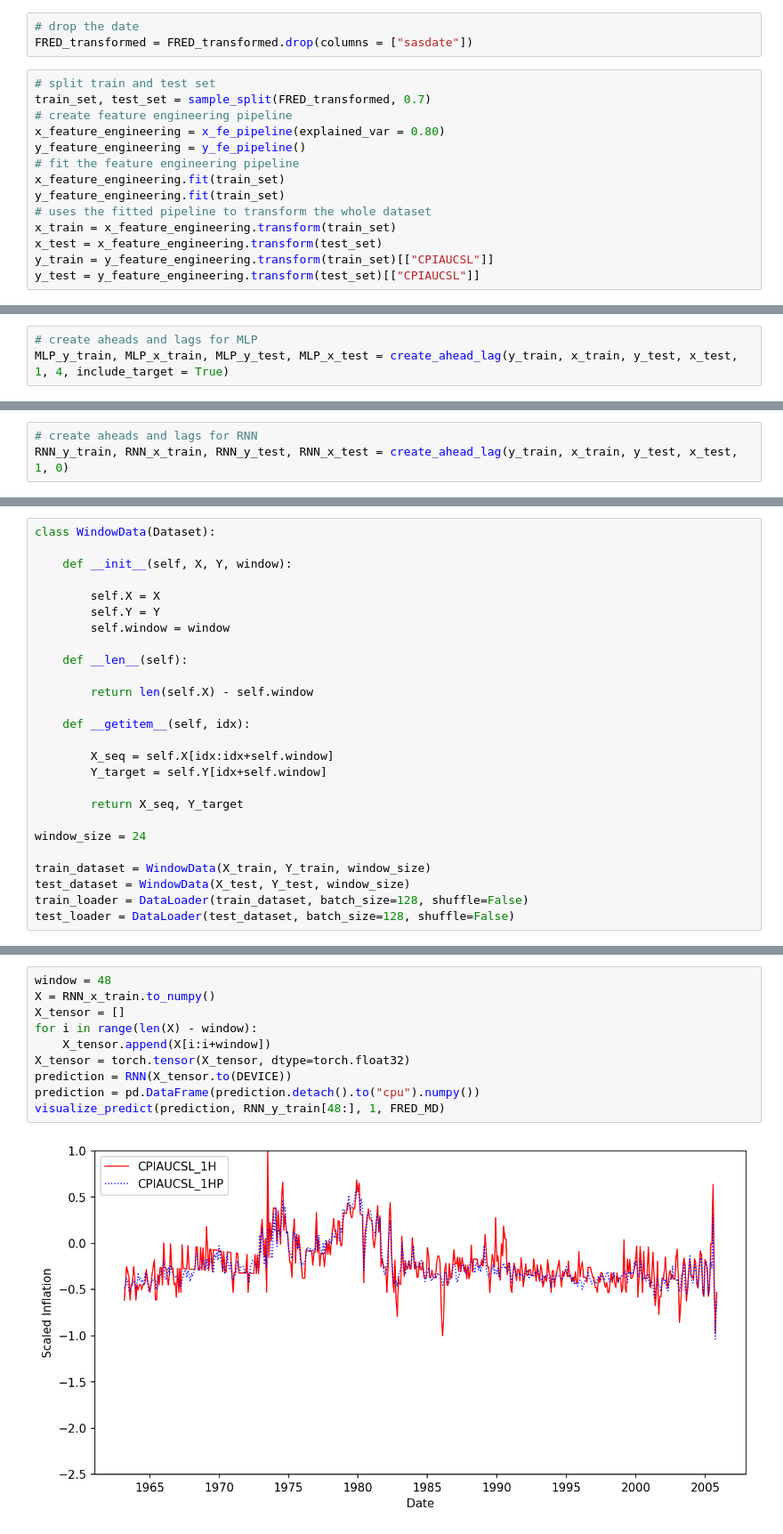
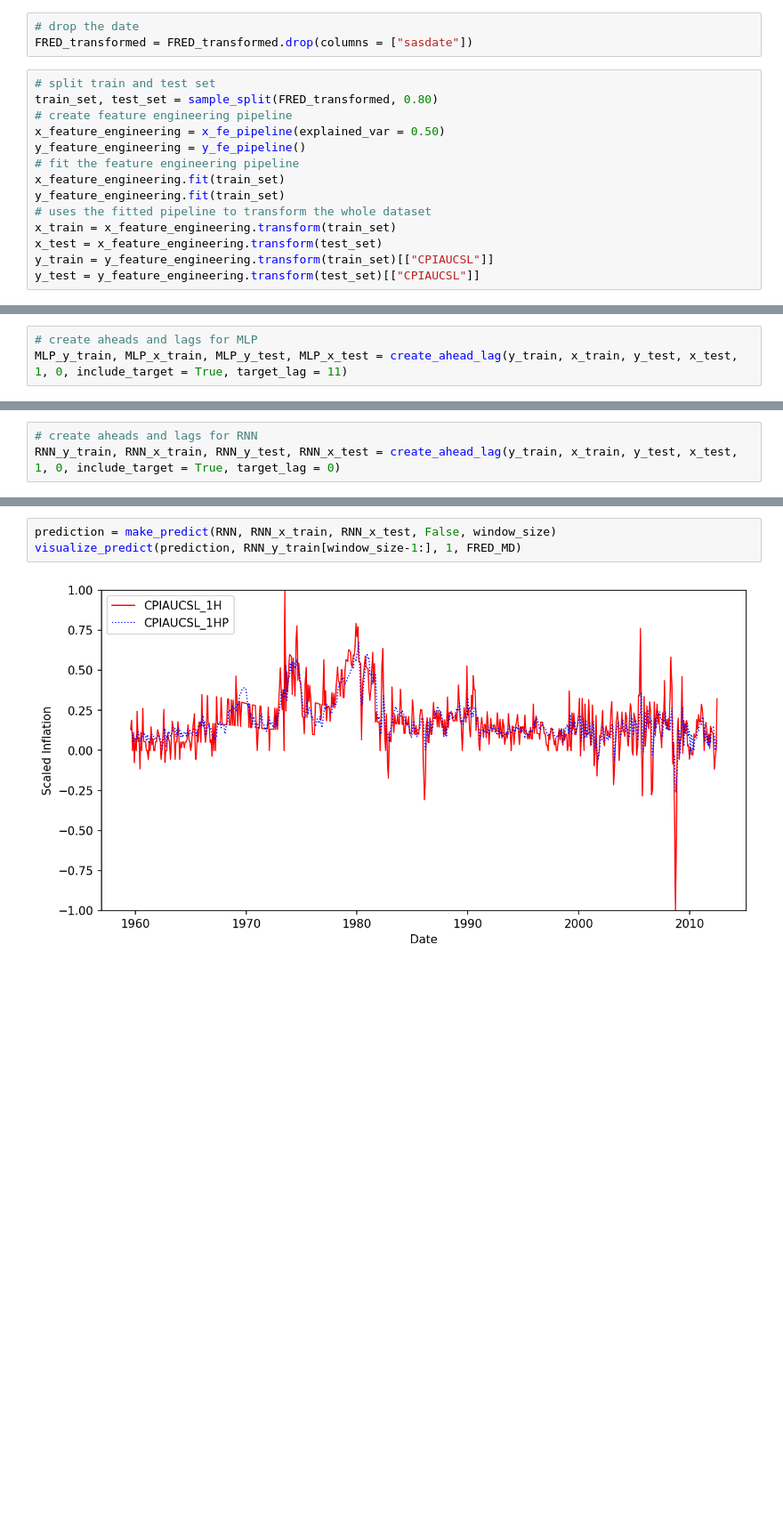
Before and after one commit to martinyuhaohuo/d200_project, a Jupyter notebook: scripts/EDA.ipynb, the cells around one changed output, grey strips where cells are left out. Shown at 89% size. Cells and saved outputs as stored; diff of their text form; blank space fills up the shorter version.

```diff
--- a/scripts/EDA.ipynb
+++ b/scripts/EDA.ipynb
@@ -79,9 +85,9 @@ visualize_series(FRED_transformed, ["CPIAUCSL", "PCEPI"], "Monthly Inflation", -
 FRED_transformed = FRED_transformed.drop(columns = ["sasdate"])
 # %%
 # split train and test set
-train_set, test_set = sample_split(FRED_transformed, 0.7)
+train_set, test_set = sample_split(FRED_transformed, 0.80)
 # create feature engineering pipeline
-x_feature_engineering = x_fe_pipeline(explained_var = 0.80)
+x_feature_engineering = x_fe_pipeline(explained_var = 0.50)
 y_feature_engineering = y_fe_pipeline()
 # fit the feature engineering pipeline
 x_feature_engineering.fit(train_set)
@@ -96,3 +104,3 @@ y_test = y_feature_engineering.transform(test_set)[["CPIAUCSL"]]
 # %%
 # create aheads and lags for MLP
-MLP_y_train, MLP_x_train, MLP_y_test, MLP_x_test = create_ahead_lag(y_train, x_train, y_test, x_test, 1, 4, include_target = True)
+MLP_y_train, MLP_x_train, MLP_y_test, MLP_x_test = create_ahead_lag(y_train, x_train, y_test, x_test, 1, 0, include_target = True, target_lag = 11)
@@ -138,3 +167,3 @@ visualize_predict(prediction, MLP_y_test, 1, FRED_MD)
 # %%
 # create aheads and lags for RNN
-RNN_y_train, RNN_x_train, RNN_y_test, RNN_x_test = create_ahead_lag(y_train, x_train, y_test, x_test, 1, 0)
+RNN_y_train, RNN_x_train, RNN_y_test, RNN_x_test = create_ahead_lag(y_train, x_train, y_test, x_test, 1, 0, include_target = True, target_lag = 0)
@@ -188,26 +198,0 @@ Y_test = torch.tensor(RNN_y_test.values, dtype=torch.float32)
-# %%
-class WindowData(Dataset):
-
-    def __init__(self, X, Y, window):
-
-        self.X = X
-        self.Y = Y
-        self.window = window
-
-    def __len__(self):
-
-        return len(self.X) - self.window
-
-    def __getitem__(self, idx):
-
-        X_seq = self.X[idx:idx+self.window]
-        Y_target = self.Y[idx+self.window]
-
-        return X_seq, Y_target
-
-window_size = 24
-
-train_dataset = WindowData(X_train, Y_train, window_size)
-test_dataset = WindowData(X_test, Y_test, window_size)
-train_loader = DataLoader(train_dataset, batch_size=128, shuffle=False)
-test_loader = DataLoader(test_dataset, batch_size=128, shuffle=False)
@@ -251,12 +207,5 @@ visualize_predict(prediction, RNN_y_test, 1, FRED_MD)
 # %%
-window = 48
-X = RNN_x_train.to_numpy()
-X_tensor = []
-for i in range(len(X) - window):
-    X_tensor.append(X[i:i+window])
-X_tensor = torch.tensor(X_tensor, dtype=torch.float32)
-prediction = RNN(X_tensor.to(DEVICE))
-prediction = pd.DataFrame(prediction.detach().to("cpu").numpy())
-visualize_predict(prediction, RNN_y_train[48:], 1, FRED_MD)
+prediction = make_predict(RNN, RNN_x_train, RNN_x_test, False, window_size)
+visualize_predict(prediction, RNN_y_train[window_size-1:], 1, FRED_MD)
 # %% [output]
-[figure, old version]
+[figure, new version]
```
Also changed, not shown: parts of 65 cells of this notebook, 9 other files.
